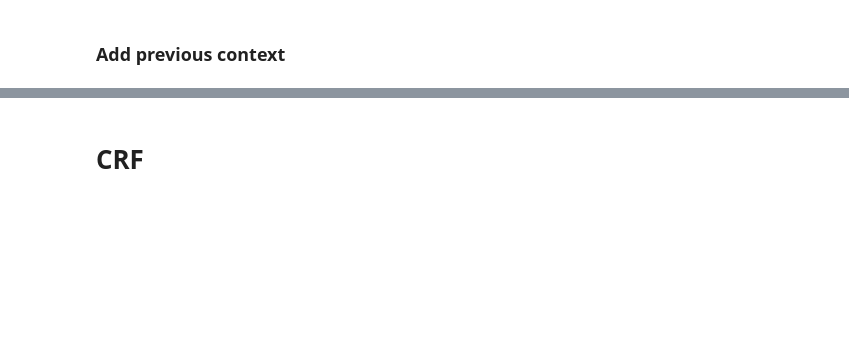
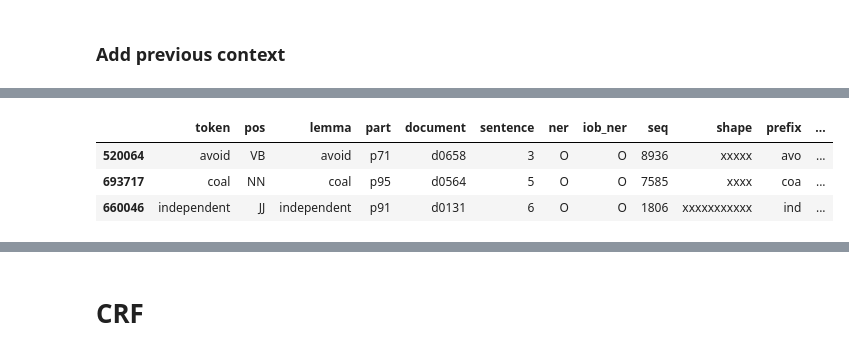
Before and after one commit to Morgolt/epam-nlp, a Jupyter notebook: notebooks/NLP-homework.ipynb, the cells around one changed output, grey strips where cells are left out. Saved outputs shown, nothing was run; the diff lists cells and outputs as text; code cells hidden in the pictures; blank space fills up the shorter version.

```diff
--- a/notebooks/NLP-homework.ipynb
+++ b/notebooks/NLP-homework.ipynb
@@ -214,0 +192,15 @@ prev_df.head()
+# %%
+shifted = cleaned \
+            .groupby(['seq', 'sentence'])['shape', 'stem', 'pos', 'suffix', 'prefix'] \
+            .shift(1) \
+            .astype(object) \
+            .fillna('<BOS>') \
+            .astype('category')
+# %%
+with_prev = cleaned.join(shifted, rsuffix='_prev')
+with_prev.sample(3)
+# %% [output]
+|  | token | pos | lemma | part | document | sentence | ner | iob_ner | seq | shape | prefix | ... |
+| 520064 | avoid | VB | avoid | p71 | d0658 | 3 | O | O | 8936 | xxxxx | avo | ... |
+| 693717 | coal | NN | coal | p95 | d0564 | 5 | O | O | 7585 | xxxx | coa | ... |
+| 660046 | independent | JJ | independent | p91 | d0131 | 6 | O | O | 1806 | xxxxxxxxxxx | ind | ... |
```
Also changed, not shown: parts of 28 cells of this notebook, 6 other files.
